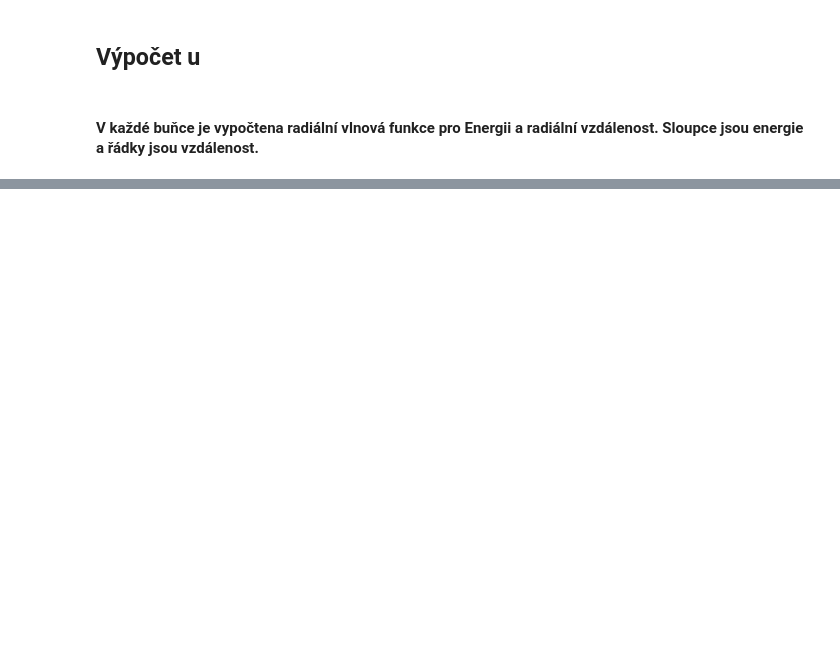
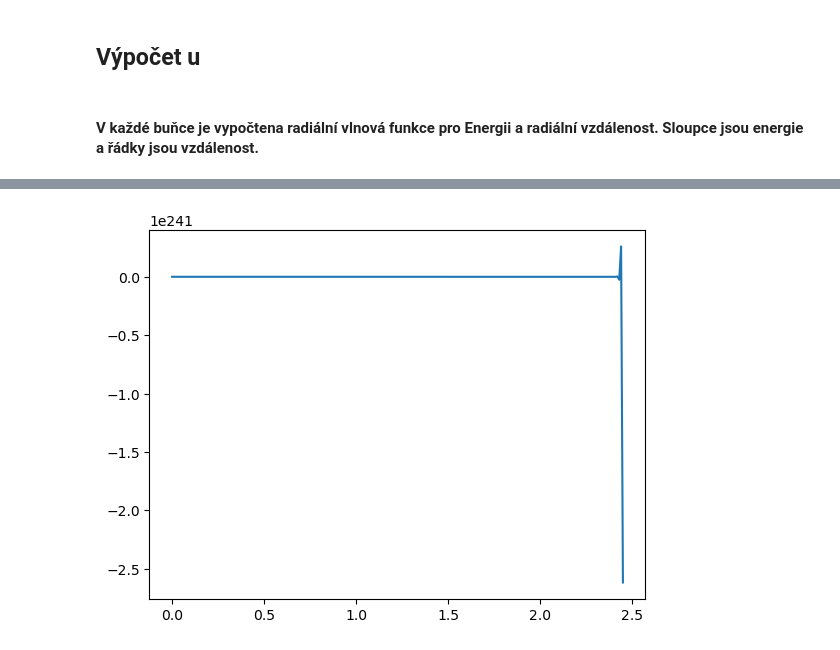
Before and after one commit to LukasHrdy11/OV-2024-, a Jupyter notebook: Stáž OV.ipynb, the cells around one changed output, grey strips where cells are left out. Drawn from its saved outputs; the diff is of its cells as text; code cells hidden in the pictures; blank space fills up the shorter version.

```diff
--- a/Stáž OV.ipynb
+++ b/Stáž OV.ipynb
@@ -132,0 +133,10 @@ dfu
+# %%
+import matplotlib.pyplot as plt
+
+xpoints = dfrV['r']
+ypoints = dfu['E50']
+
+plt.plot(xpoints, ypoints)
+plt.show()
+# %% [output]
+[figure, added]
```
Also changed, not shown: parts of 6 cells of this notebook.
